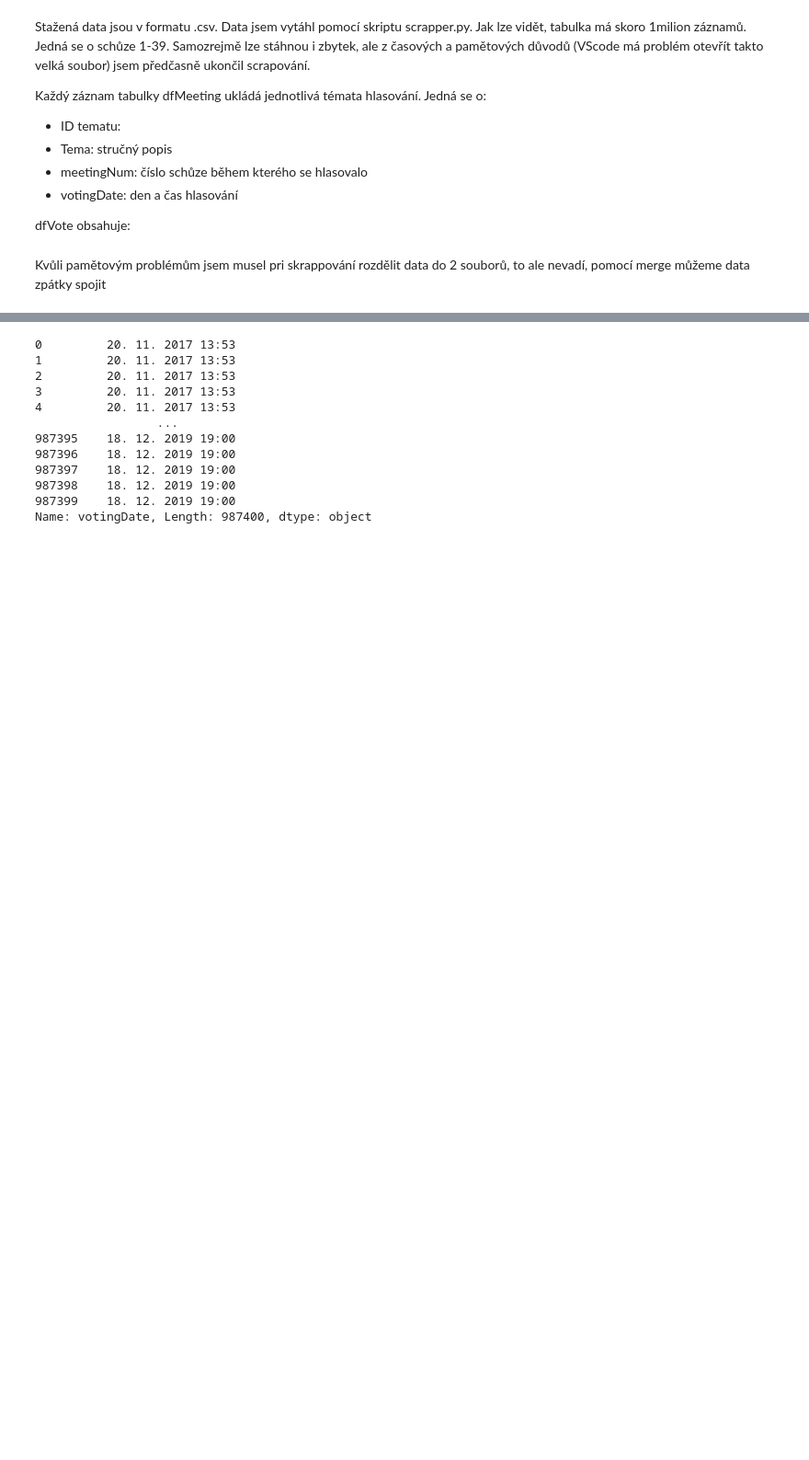
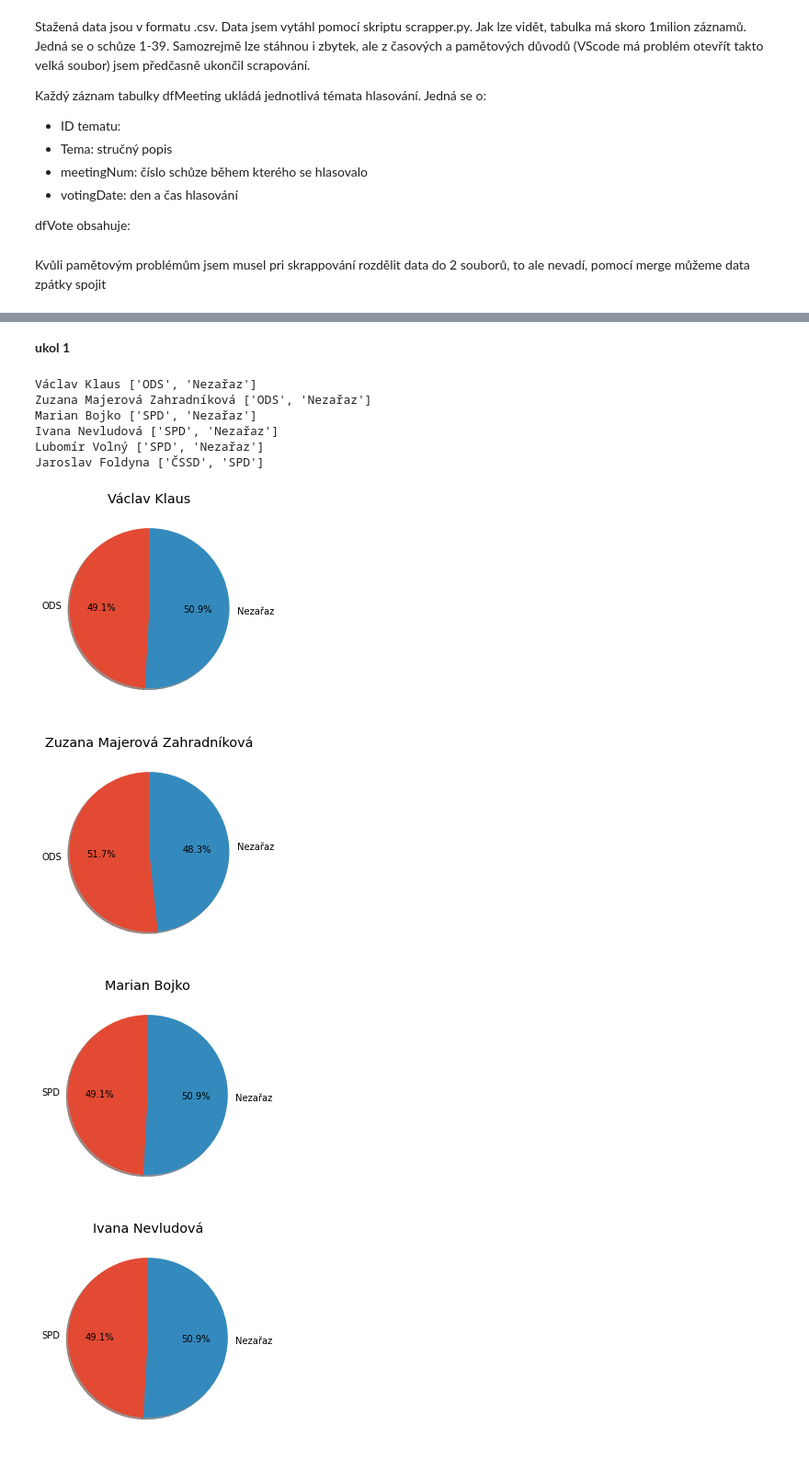
Before and after one commit to xuthang/bi-vzd, a Jupyter notebook: 01/homework_01_B201.ipynb, the cells around one changed output, grey strips where cells are left out. Shown at 92% size. Saved outputs shown, nothing was run; the diff lists cells and outputs as text; code cells hidden in the pictures; blank space fills up the shorter version.

```diff
--- a/01/homework_01_B201.ipynb
+++ b/01/homework_01_B201.ipynb
@@ -101,15 +101,34 @@ array(['yes', 'refrained', 'not-logged-in', 'excused', 'no'], dtype=object)
-# %%
-df['votingDate']
-# %% [output]
-0         20. 11. 2017 13:53
-1         20. 11. 2017 13:53
-2         20. 11. 2017 13:53
-3         20. 11. 2017 13:53
-4         20. 11. 2017 13:53
-                 ...
-987395    18. 12. 2019 19:00
-987396    18. 12. 2019 19:00
-987397    18. 12. 2019 19:00
-987398    18. 12. 2019 19:00
-987399    18. 12. 2019 19:00
-Name: votingDate, Length: 987400, dtype: object
+# %% [markdown]
+**ukol 1**
+# %%
+peopleThatChanged = []
+for poslanec in poslanci:
+    poslanecDF = df[df['name'] == poslanec]
+    parties = (poslanecDF['political party']).unique().tolist()
+    if(len(parties) > 1):
+        print(poslanec, parties)
+        peopleThatChanged.append( (poslanec, parties))
+# %% [output]
+Václav Klaus ['ODS', 'Nezařaz']
+Zuzana Majerová Zahradníková ['ODS', 'Nezařaz']
+Marian Bojko ['SPD', 'Nezařaz']
+Ivana Nevludová ['SPD', 'Nezařaz']
+Lubomír Volný ['SPD', 'Nezařaz']
+Jaroslav Foldyna ['ČSSD', 'SPD']
+# %%
+for poslanec in peopleThatChanged:
+    poslanecDF = df[df['name'] == poslanec[0]]
+    total = len(poslanecDF.index)
+    size = []
+    for party in poslanec[1]:
+        size.append( len(poslanecDF[poslanecDF['political party'] == party].index) * 100 / total )
+
+    fig1, ax1 = plt.subplots()
+    ax1.pie(size, labels = poslanec[1],  autopct='%1.1f%%', shadow=True, startangle=90)
+    plt.title(poslanec[0])
+plt.show()
+# %% [output]
+[figure, added]
+[figure, added]
+[figure, added]
+[figure, added]
```
Also changed, not shown: parts of 11 cells of this notebook.
